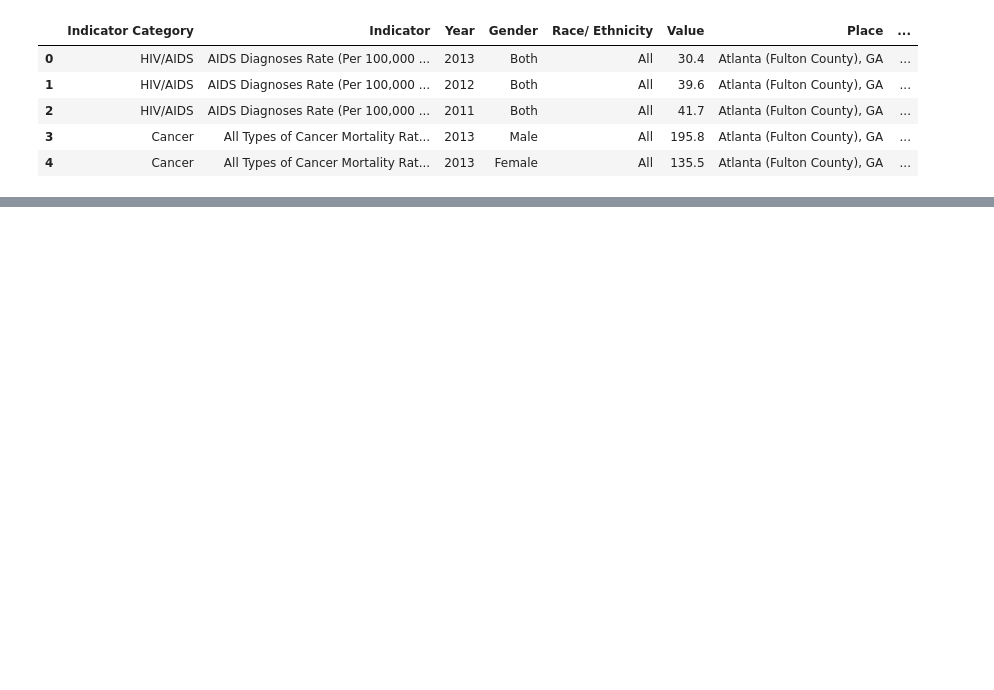
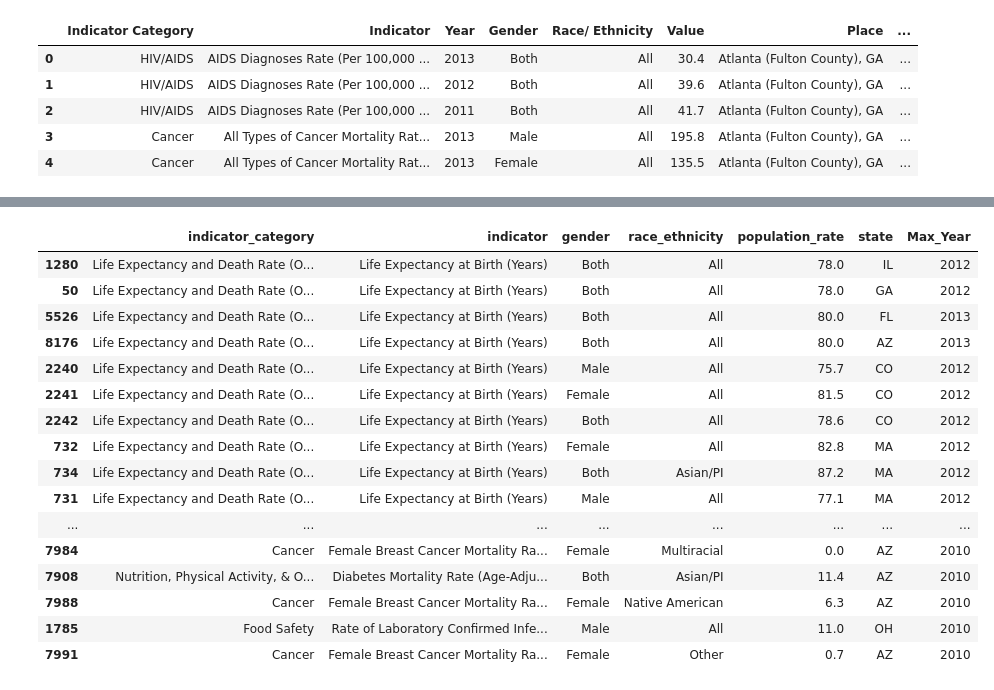
Before and after one commit to erikayi/Project-2-ETL-Cities-Health-Data, a Jupyter notebook: ETL_Cities_Health_Data_Project.ipynb, the cells around one changed output, grey strips where cells are left out. Saved outputs shown, nothing was run; the diff lists cells and outputs as text; code cells hidden in the pictures; blank space fills up the shorter version.

```diff
--- a/ETL_Cities_Health_Data_Project.ipynb
+++ b/ETL_Cities_Health_Data_Project.ipynb
@@ -268,0 +145,3 @@ new_beds_2015.head()
+# %%
+ordered_health_data = new_health_cities_df.sort_values("year", ascending=True)
+ordered_health_data
@@ -268,0 +162,6 @@ new_beds_2015.head()
+# %%
+# split the year min.year and max.year of the data
+# new_health_cities[['year']] = new_health_cities.year.str.split(expand=True, pat="-")
+
+ordered_health_data[['Year1','Year2']] = ordered_health_data['year'].str.split('-',expand=True)
+ordered_health_data
@@ -268,0 +192,5 @@ new_beds_2015.head()
+# %%
+import numpy as np
+ordered_health_data['Max_Year'] = np.where((ordered_health_data['Year2'].isnull()),
+                                           ordered_health_data['Year1'], ordered_health_data['Year2'])
+ordered_health_data
@@ -268,0 +211,21 @@ new_beds_2015.head()
+# %%
+new_ordered_health_data = ordered_health_data.drop(columns=['year', 'Year1', 'Year2'])
+new_ordered_health_data.head(20)
+# %% [output]
+|  | indicator_category | indicator | gender | race_ethnicity | population_rate | state | Max_Year |
+| 1280 | Life Expectancy and Death Rate (O... | Life Expectancy at Birth (Years) | Both | All | 78.0 | IL | 2012 |
+| 50 | Life Expectancy and Death Rate (O... | Life Expectancy at Birth (Years) | Both | All | 78.0 | GA | 2012 |
+| 5526 | Life Expectancy and Death Rate (O... | Life Expectancy at Birth (Years) | Both | All | 80.0 | FL | 2013 |
+| 8176 | Life Expectancy and Death Rate (O... | Life Expectancy at Birth (Years) | Both | All | 80.0 | AZ | 2013 |
+| 2240 | Life Expectancy and Death Rate (O... | Life Expectancy at Birth (Years) | Male | All | 75.7 | CO | 2012 |
+| 2241 | Life Expectancy and Death Rate (O... | Life Expectancy at Birth (Years) | Female | All | 81.5 | CO | 2012 |
+| 2242 | Life Expectancy and Death Rate (O... | Life Expectancy at Birth (Years) | Both | All | 78.6 | CO | 2012 |
+| 732 | Life Expectancy and Death Rate (O... | Life Expectancy at Birth (Years) | Female | All | 82.8 | MA | 2012 |
+| 734 | Life Expectancy and Death Rate (O... | Life Expectancy at Birth (Years) | Both | Asian/PI | 87.2 | MA | 2012 |
+| 731 | Life Expectancy and Death Rate (O... | Life Expectancy at Birth (Years) | Male | All | 77.1 | MA | 2012 |
+| ... | ... | ... | ... | ... | ... | ... | ... |
+| 7984 | Cancer | Female Breast Cancer Mortality Ra... | Female | Multiracial | 0.0 | AZ | 2010 |
+| 7908 | Nutrition, Physical Activity, & O... | Diabetes Mortality Rate (Age-Adju... | Both | Asian/PI | 11.4 | AZ | 2010 |
+| 7988 | Cancer | Female Breast Cancer Mortality Ra... | Female | Native American | 6.3 | AZ | 2010 |
+| 1785 | Food Safety | Rate of Laboratory Confirmed Infe... | Male | All | 11.0 | OH | 2010 |
+| 7991 | Cancer | Female Breast Cancer Mortality Ra... | Female | Other | 0.7 | AZ | 2010 |
```
Also changed, not shown: parts of 68 cells of this notebook, 11 other files.
